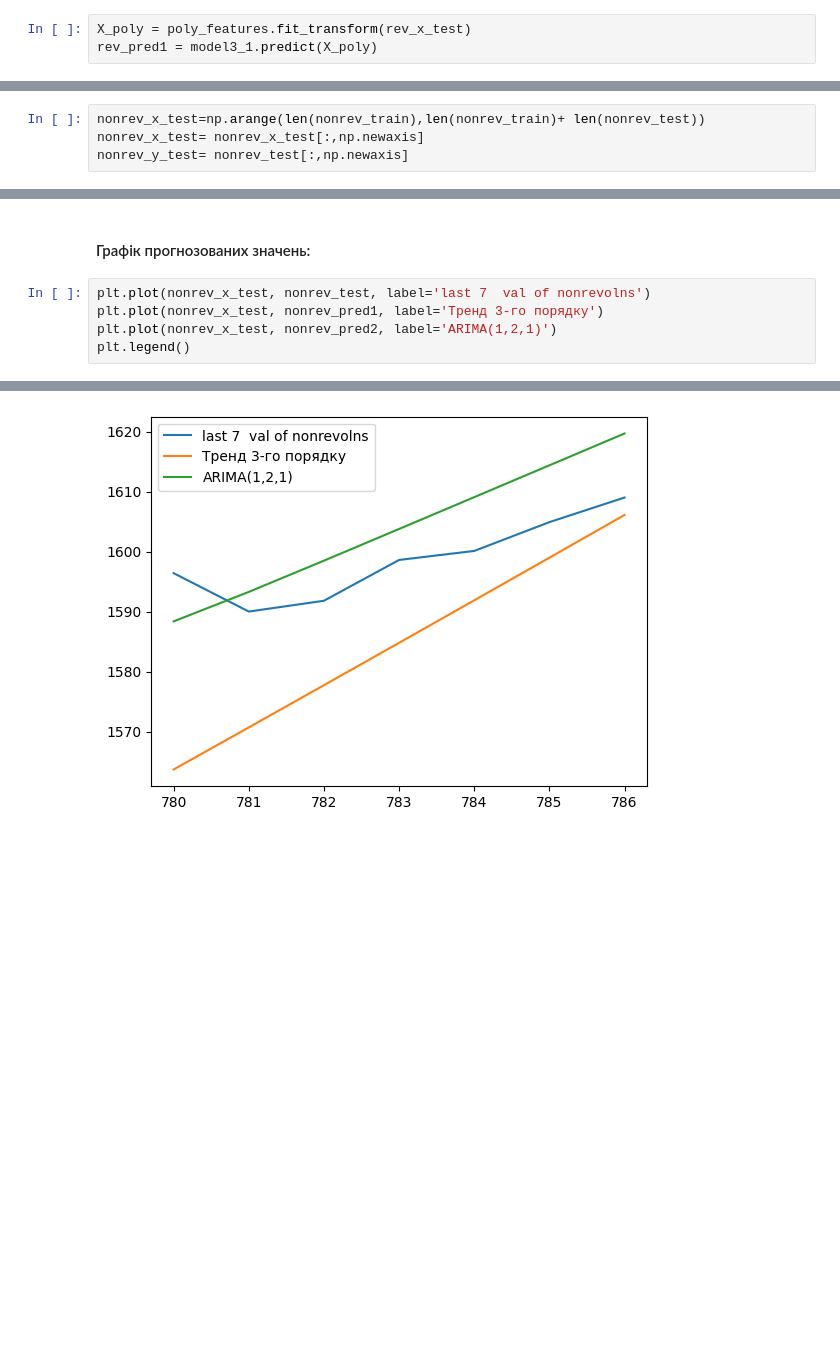
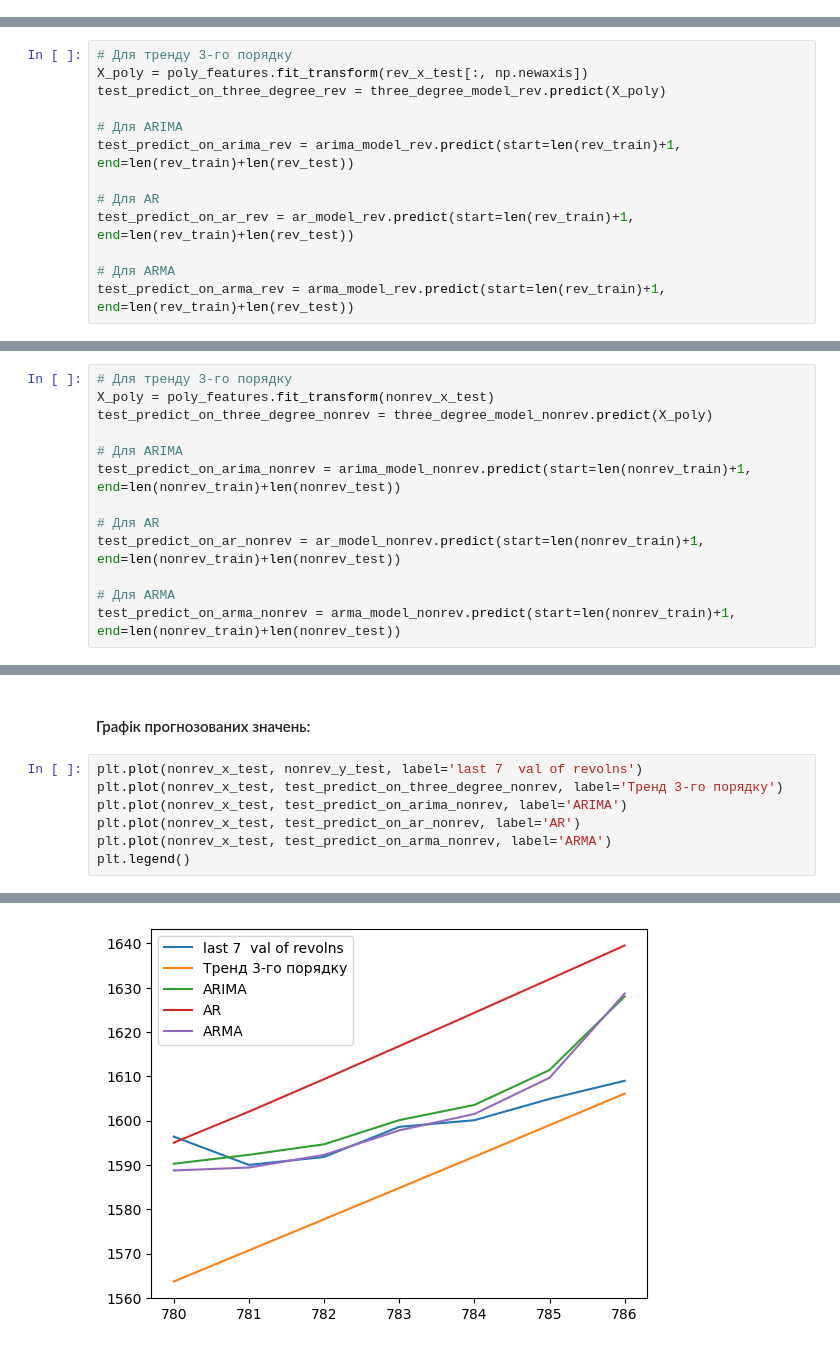
Before and after one commit to HutoRr/ATS, a Jupyter notebook: АЧР лабораторна №4.ipynb, the cells around one changed output, grey strips where cells are left out. Saved outputs shown, nothing was run; the diff lists cells and outputs as text; blank space fills up the shorter version.

```diff
--- a/АЧР лабораторна №4.ipynb
+++ b/АЧР лабораторна №4.ipynb
@@ -470,3 +507,0 @@ rev_y_test= rev_test[:,np.newaxis]
-# %%
-X_poly = poly_features.fit_transform(rev_x_test)
-rev_pred1 = model3_1.predict(X_poly)
@@ -477 +508,14 @@ rev_pred2 = model4_1.predict(start=len(rev_train), end=len(rev_train)+len(rev_te
+# %%
+# Для тренду 3-го порядку
+X_poly = poly_features.fit_transform(rev_x_test[:, np.newaxis])
+test_predict_on_three_degree_rev = three_degree_model_rev.predict(X_poly)
+
+# Для ARIMA
+test_predict_on_arima_rev = arima_model_rev.predict(start=len(rev_train)+1, end=len(rev_train)+len(rev_test))
+
+# Для AR
+test_predict_on_ar_rev = ar_model_rev.predict(start=len(rev_train)+1, end=len(rev_train)+len(rev_test))
+
+# Для ARMA
+test_predict_on_arma_rev = arma_model_rev.predict(start=len(rev_train)+1, end=len(rev_train)+len(rev_test))
 # %% [markdown]
@@ -543,6 +565,2 @@ plt.legend()
 # %% [markdown]
 ### Таблиця результатів статичного прогнозування на 7 кроків вперед для nonrev набору
-# %%
-nonrev_x_test=np.arange(len(nonrev_train),len(nonrev_train)+ len(nonrev_test))
-nonrev_x_test= nonrev_x_test[:,np.newaxis]
-nonrev_y_test= nonrev_test[:,np.newaxis]
@@ -558 +567,14 @@ nonrev_pred2 = model4_2.predict(start=len(nonrev_train), end=len(nonrev_train)+l
+# %%
+# Для тренду 3-го порядку
+X_poly = poly_features.fit_transform(nonrev_x_test)
+test_predict_on_three_degree_nonrev = three_degree_model_nonrev.predict(X_poly)
+
+# Для ARIMA
+test_predict_on_arima_nonrev = arima_model_nonrev.predict(start=len(nonrev_train)+1, end=len(nonrev_train)+len(nonrev_test))
+
+# Для AR
+test_predict_on_ar_nonrev = ar_model_nonrev.predict(start=len(nonrev_train)+1, end=len(nonrev_train)+len(nonrev_test))
+
+# Для ARMA
+test_predict_on_arma_nonrev = arma_model_nonrev.predict(start=len(nonrev_train)+1, end=len(nonrev_train)+len(nonrev_test))
 # %% [markdown]
@@ -604,10 +616,12 @@ print(thail_a2_2)
 # %% [markdown]
 #### Графік прогнозованих значень:
 # %%
-plt.plot(nonrev_x_test, nonrev_test, label='last 7  val of nonrevolns')
-plt.plot(nonrev_x_test, nonrev_pred1, label='Тренд 3-го порядку')
-plt.plot(nonrev_x_test, nonrev_pred2, label='ARIMA(1,2,1)')
+plt.plot(nonrev_x_test, nonrev_y_test, label='last 7  val of revolns')
+plt.plot(nonrev_x_test, test_predict_on_three_degree_nonrev, label='Тренд 3-го порядку')
+plt.plot(nonrev_x_test, test_predict_on_arima_nonrev, label='ARIMA')
+plt.plot(nonrev_x_test, test_predict_on_ar_nonrev, label='AR')
+plt.plot(nonrev_x_test, test_predict_on_arma_nonrev, label='ARMA')
 plt.legend()
 # %% [output]
 <matplotlib.legend.Legend at 0x...>
-[figure, old version]
+[figure, new version]
```
Also changed, not shown: parts of 111 cells of this notebook, 2 other files.
